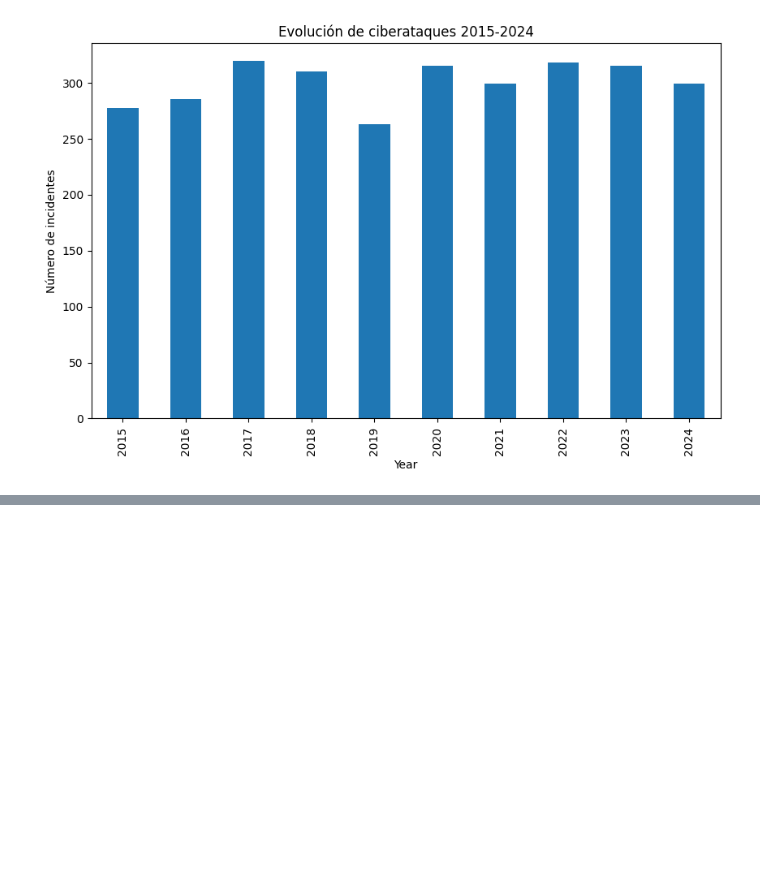
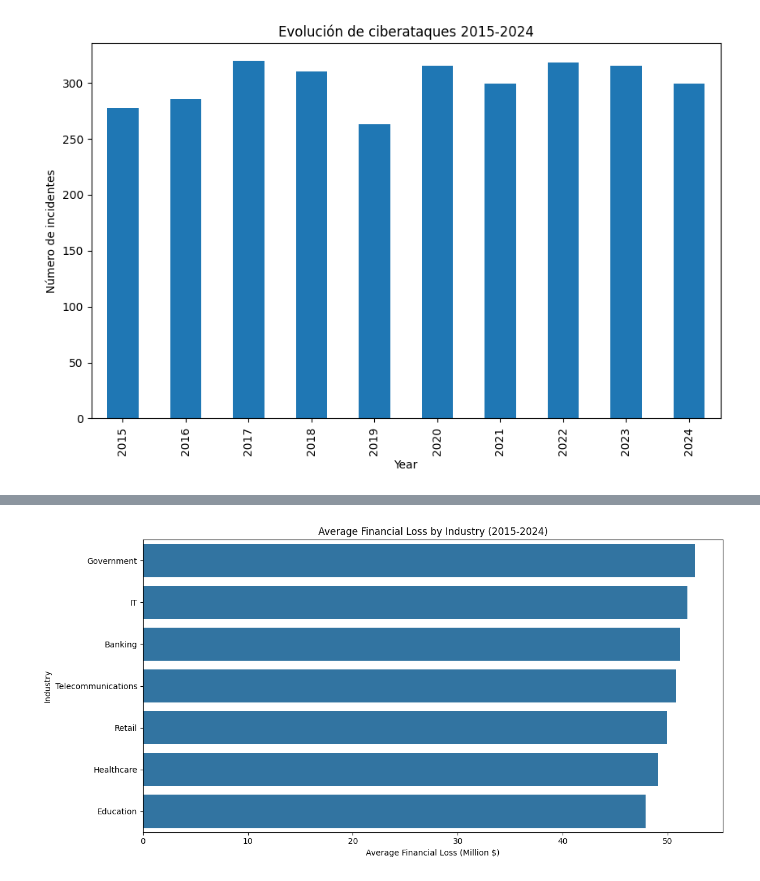
Before and after one commit to nosedhd/Modelos-2-notebook, a Jupyter notebook: modeloCybersecurity.ipynb, the cells around one changed output, grey strips where cells are left out. Cells and saved outputs as stored; diff of their text form; code cells hidden in the pictures; blank space fills up the shorter version.

```diff
--- a/modeloCybersecurity.ipynb
+++ b/modeloCybersecurity.ipynb
@@ -65,0 +217,14 @@ Text(0, 0.5, 'Número de incidentes')
+# %%
+# Financial loss by industry
+loss_by_industry = df.groupby('Target Industry')['Financial Loss (in Million $)'].mean().sort_values(ascending=False)
+
+# Plot: Average Financial Loss by Industry
+plt.figure(figsize=(12, 6))
+sns.barplot(x=loss_by_industry.values, y=loss_by_industry.index)
+plt.title('Average Financial Loss by Industry (2015-2024)')
+plt.xlabel('Average Financial Loss (Million $)')
+plt.ylabel('Industry')
+plt.tight_layout()
+plt.show()
+# %% [output]
+[figure, added]
```
Also changed, not shown: parts of 24 cells of this notebook.
